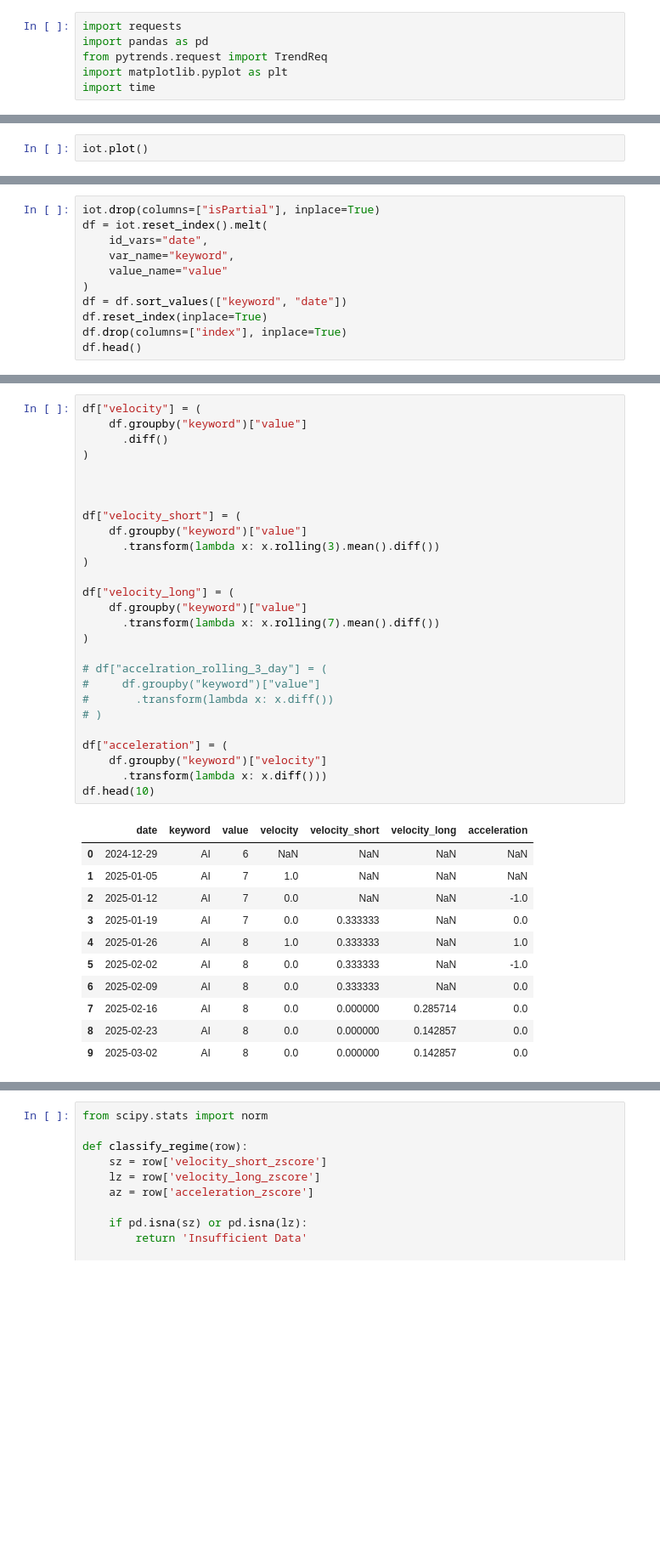
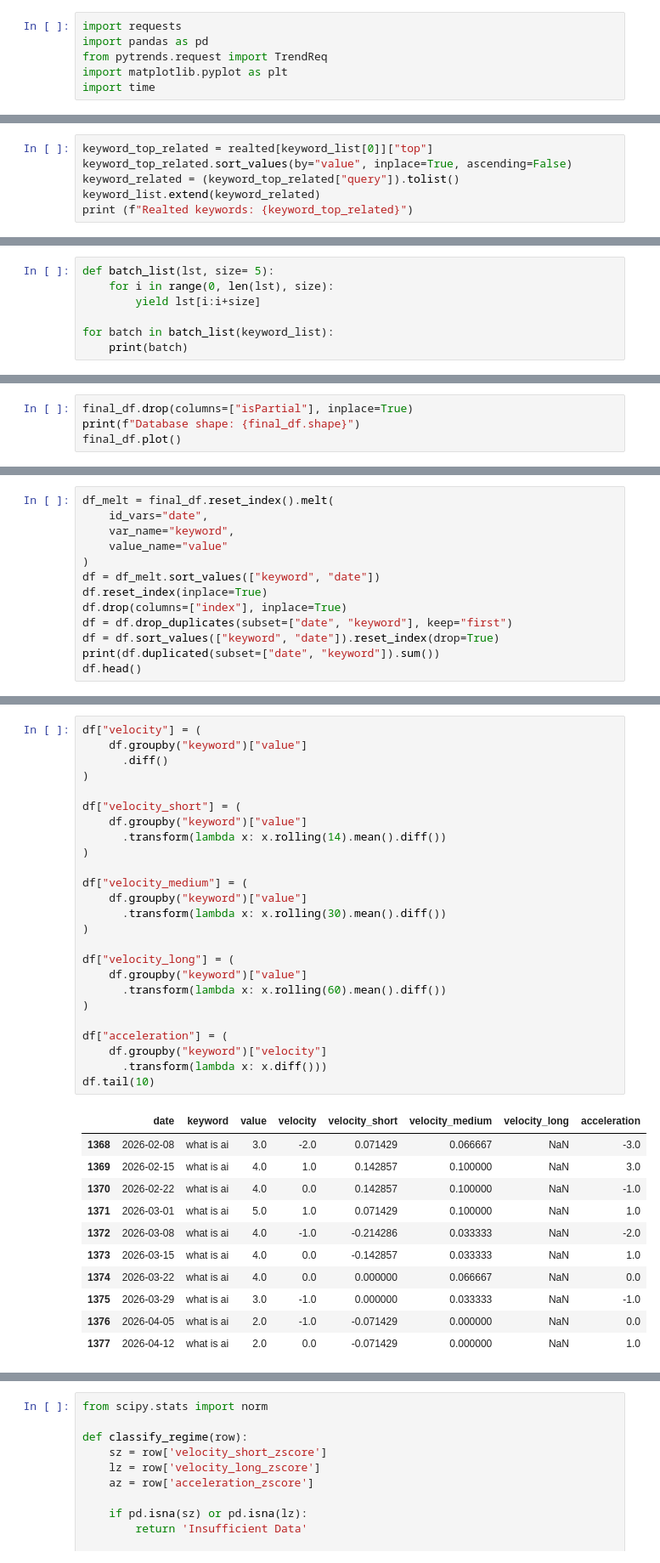
Before and after one commit to writingeye/SingalFlow--SEO_Trend_Detection, a Jupyter notebook: SignalFlow.ipynb, the cells around one changed output, grey strips where cells are left out. Shown at 85% size. Drawn from its saved outputs; the diff is of its cells as text; blank space fills up the shorter version.

```diff
--- a/SignalFlow.ipynb
+++ b/SignalFlow.ipynb
@@ -20,0 +87,6 @@ import time
+# %%
+keyword_top_related = realted[keyword_list[0]]["top"]
+keyword_top_related.sort_values(by="value", inplace=True, ascending=False)
+keyword_related = (keyword_top_related["query"]).tolist()
+keyword_list.extend(keyword_related)
+print (f"Realted keywords: {keyword_top_related}")
@@ -20,0 +111,7 @@ import time
+# %%
+def batch_list(lst, size= 5):
+    for i in range(0, len(lst), size):
+        yield lst[i:i+size]
+
+for batch in batch_list(keyword_list):
+    print(batch)
@@ -88,3 +245,5 @@ iot.shape
 # %%
-iot.plot()
+final_df.drop(columns=["isPartial"], inplace=True)
+print(f"Database shape: {final_df.shape}")
+final_df.plot()
 # %% [output]
@@ -93,12 +260,14 @@ iot.plot()
 # %%
-iot.drop(columns=["isPartial"], inplace=True)
-df = iot.reset_index().melt(
+df_melt = final_df.reset_index().melt(
     id_vars="date",
     var_name="keyword",
     value_name="value"
 )
-df = df.sort_values(["keyword", "date"])
+df = df_melt.sort_values(["keyword", "date"])
 df.reset_index(inplace=True)
 df.drop(columns=["index"], inplace=True)
+df = df.drop_duplicates(subset=["date", "keyword"], keep="first")
+df = df.sort_values(["keyword", "date"]).reset_index(drop=True)
+print(df.duplicated(subset=["date", "keyword"]).sum())
 df.head()
 # %% [output]
@@ -111,42 +290,40 @@ df.head()
 # %%
 df["velocity"] = (
     df.groupby("keyword")["value"]
       .diff()
 )
 
-
-
 df["velocity_short"] = (
     df.groupby("keyword")["value"]
-      .transform(lambda x: x.rolling(3).mean().diff())
+      .transform(lambda x: x.rolling(14).mean().diff())
+)
+
+df["velocity_medium"] = (
+    df.groupby("keyword")["value"]
+      .transform(lambda x: x.rolling(30).mean().diff())
 )
 
 df["velocity_long"] = (
     df.groupby("keyword")["value"]
-      .transform(lambda x: x.rolling(7).mean().diff())
+      .transform(lambda x: x.rolling(60).mean().diff())
 )
-
-# df["accelration_rolling_3_day"] = (
-#     df.groupby("keyword")["value"]
-#       .transform(lambda x: x.diff())
-# )
 
 df["acceleration"] = (
     df.groupby("keyword")["velocity"]
       .transform(lambda x: x.diff()))
-df.head(10)
+df.tail(10)
 # %% [output]
-|  | date | keyword | value | velocity | velocity_short | velocity_long | acceleration |
-| 0 | 2024-12-29 | AI | 6 | NaN | NaN | NaN | NaN |
-| 1 | 2025-01-05 | AI | 7 | 1.0 | NaN | NaN | NaN |
-| 2 | 2025-01-12 | AI | 7 | 0.0 | NaN | NaN | -1.0 |
-| 3 | 2025-01-19 | AI | 7 | 0.0 | 0.333333 | NaN | 0.0 |
-| 4 | 2025-01-26 | AI | 8 | 1.0 | 0.333333 | NaN | 1.0 |
-| 5 | 2025-02-02 | AI | 8 | 0.0 | 0.333333 | NaN | -1.0 |
-| 6 | 2025-02-09 | AI | 8 | 0.0 | 0.333333 | NaN | 0.0 |
-| 7 | 2025-02-16 | AI | 8 | 0.0 | 0.000000 | 0.285714 | 0.0 |
-| 8 | 2025-02-23 | AI | 8 | 0.0 | 0.000000 | 0.142857 | 0.0 |
-| 9 | 2025-03-02 | AI | 8 | 0.0 | 0.000000 | 0.142857 | 0.0 |
+|  | date | keyword | value | velocity | velocity_short | velocity_medium | velocity_long | acceleration |
+| 1368 | 2026-02-08 | what is ai | 3.0 | -2.0 | 0.071429 | 0.066667 | NaN | -3.0 |
+| 1369 | 2026-02-15 | what is ai | 4.0 | 1.0 | 0.142857 | 0.100000 | NaN | 3.0 |
+| 1370 | 2026-02-22 | what is ai | 4.0 | 0.0 | 0.142857 | 0.100000 | NaN | -1.0 |
+| 1371 | 2026-03-01 | what is ai | 5.0 | 1.0 | 0.071429 | 0.100000 | NaN | 1.0 |
+| 1372 | 2026-03-08 | what is ai | 4.0 | -1.0 | -0.214286 | 0.033333 | NaN | -2.0 |
+| 1373 | 2026-03-15 | what is ai | 4.0 | 0.0 | -0.142857 | 0.033333 | NaN | 1.0 |
+| 1374 | 2026-03-22 | what is ai | 4.0 | 0.0 | 0.000000 | 0.066667 | NaN | 0.0 |
+| 1375 | 2026-03-29 | what is ai | 3.0 | -1.0 | 0.000000 | 0.033333 | NaN | -1.0 |
+| 1376 | 2026-04-05 | what is ai | 2.0 | -1.0 | -0.071429 | 0.000000 | NaN | 0.0 |
+| 1377 | 2026-04-12 | what is ai | 2.0 | 0.0 | -0.071429 | 0.000000 | NaN | 1.0 |
 # %%
 from scipy.stats import median_abs_deviation
 def Zscore_robust(x):
```
Also changed, not shown: parts of 29 cells of this notebook.
